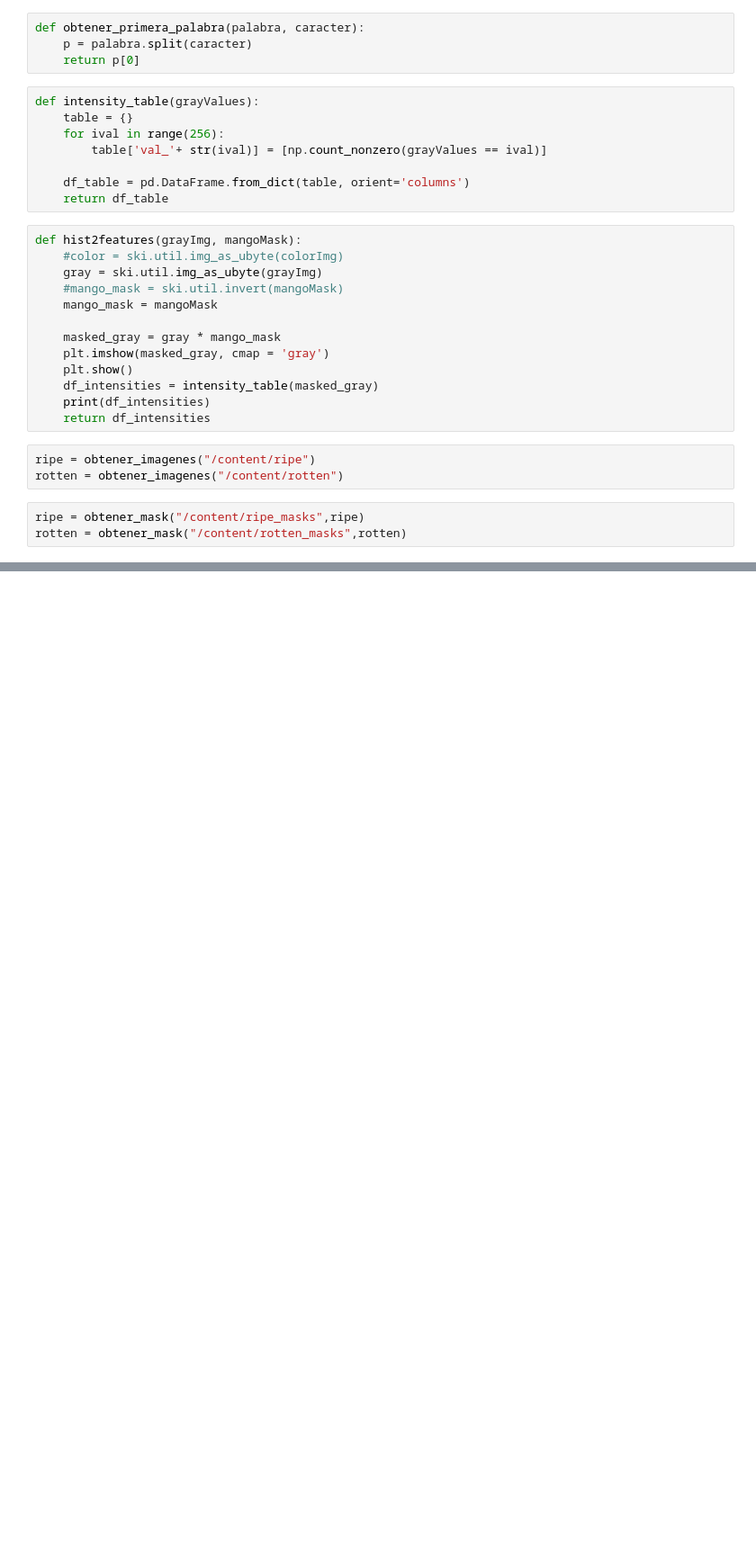
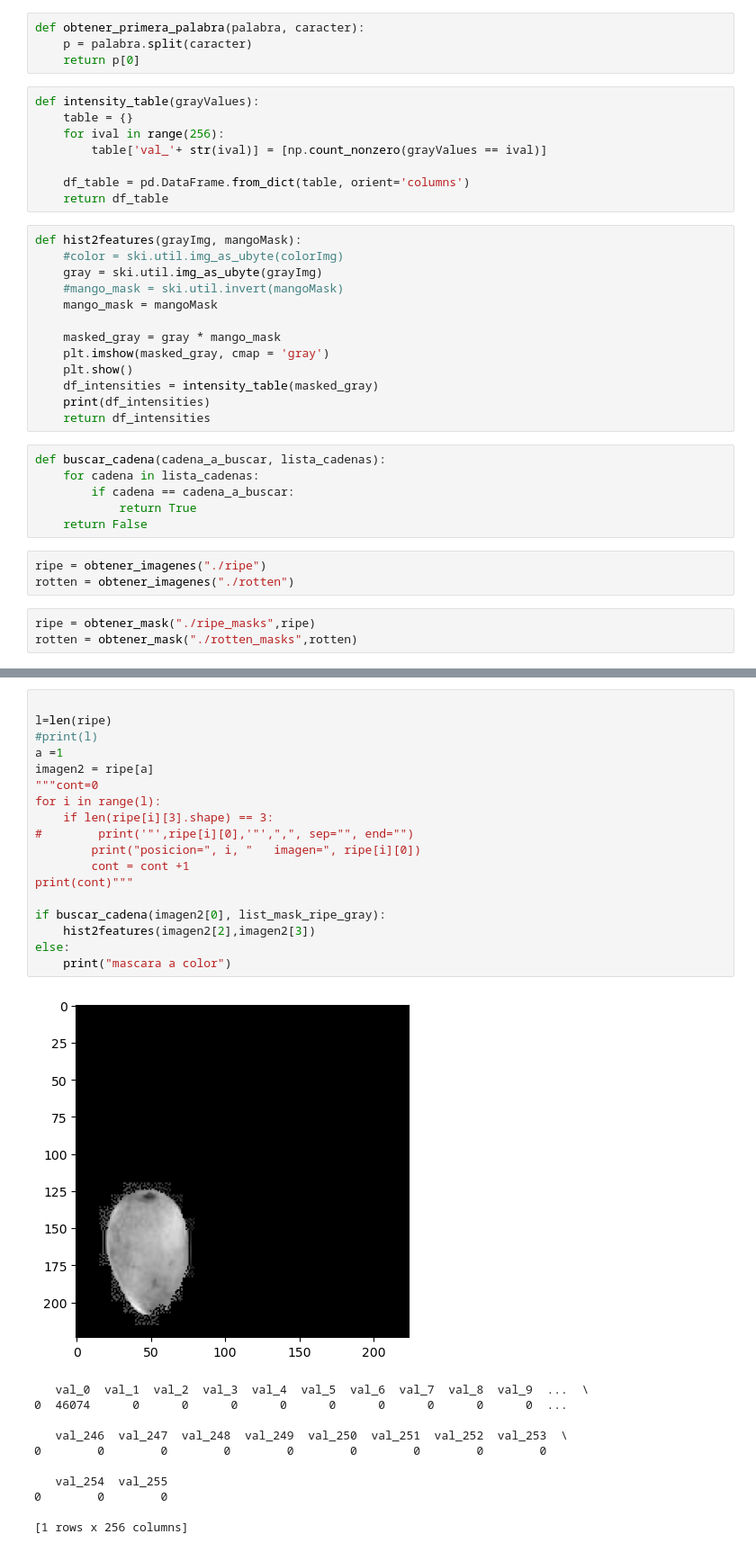
Before and after one commit to bragon23/proyecto_clasificador_mangos, a Jupyter notebook: proyecto_final.ipynb, the cells around one changed output, grey strips where cells are left out. Shown at 90% size. Cells and saved outputs as stored; diff of their text form; blank space fills up the shorter version.

```diff
--- a/proyecto_final.ipynb
+++ b/proyecto_final.ipynb
@@ -89,9 +89,15 @@ def hist2features(grayImg, mangoMask):
     df_intensities = intensity_table(masked_gray)
     print(df_intensities)
     return df_intensities
+# %%
+def buscar_cadena(cadena_a_buscar, lista_cadenas):
+    for cadena in lista_cadenas:
+        if cadena == cadena_a_buscar:
+            return True
+    return False
 # %%
-ripe = obtener_imagenes("/content/ripe")
-rotten = obtener_imagenes("/content/rotten")
+ripe = obtener_imagenes("./ripe")
+rotten = obtener_imagenes("./rotten")
 # %%
-ripe = obtener_mask("/content/ripe_masks",ripe)
-rotten = obtener_mask("/content/rotten_masks",rotten)
+ripe = obtener_mask("./ripe_masks",ripe)
+rotten = obtener_mask("./rotten_masks",rotten)
@@ -104,0 +107,30 @@ NameError: name 'ripe' is not defined
+# %%
+
+l=len(ripe)
+#print(l)
+a =1
+imagen2 = ripe[a]
+"""cont=0
+for i in range(l):
+    if len(ripe[i][3].shape) == 3:
+#        print('"',ripe[i][0],'"',",", sep="", end="")
+        print("posicion=", i, "   imagen=", ripe[i][0])
+        cont = cont +1
+print(cont)"""
+
+if buscar_cadena(imagen2[0], list_mask_ripe_gray):
+    hist2features(imagen2[2],imagen2[3])
+else:
+    print("mascara a color")
+# %% [output]
+[figure, added]
+   val_0  val_1  val_2  val_3  val_4  val_5  val_6  val_7  val_8  val_9  ...  \
+0  46074      0      0      0      0      0      0      0      0      0  ...
+
+   val_246  val_247  val_248  val_249  val_250  val_251  val_252  val_253  \
+0        0        0        0        0        0        0        0        0
+
+   val_254  val_255
+0        0        0
+
+[1 rows x 256 columns]
```
Also changed, not shown: parts of 2 cells of this notebook, 1 other file.
